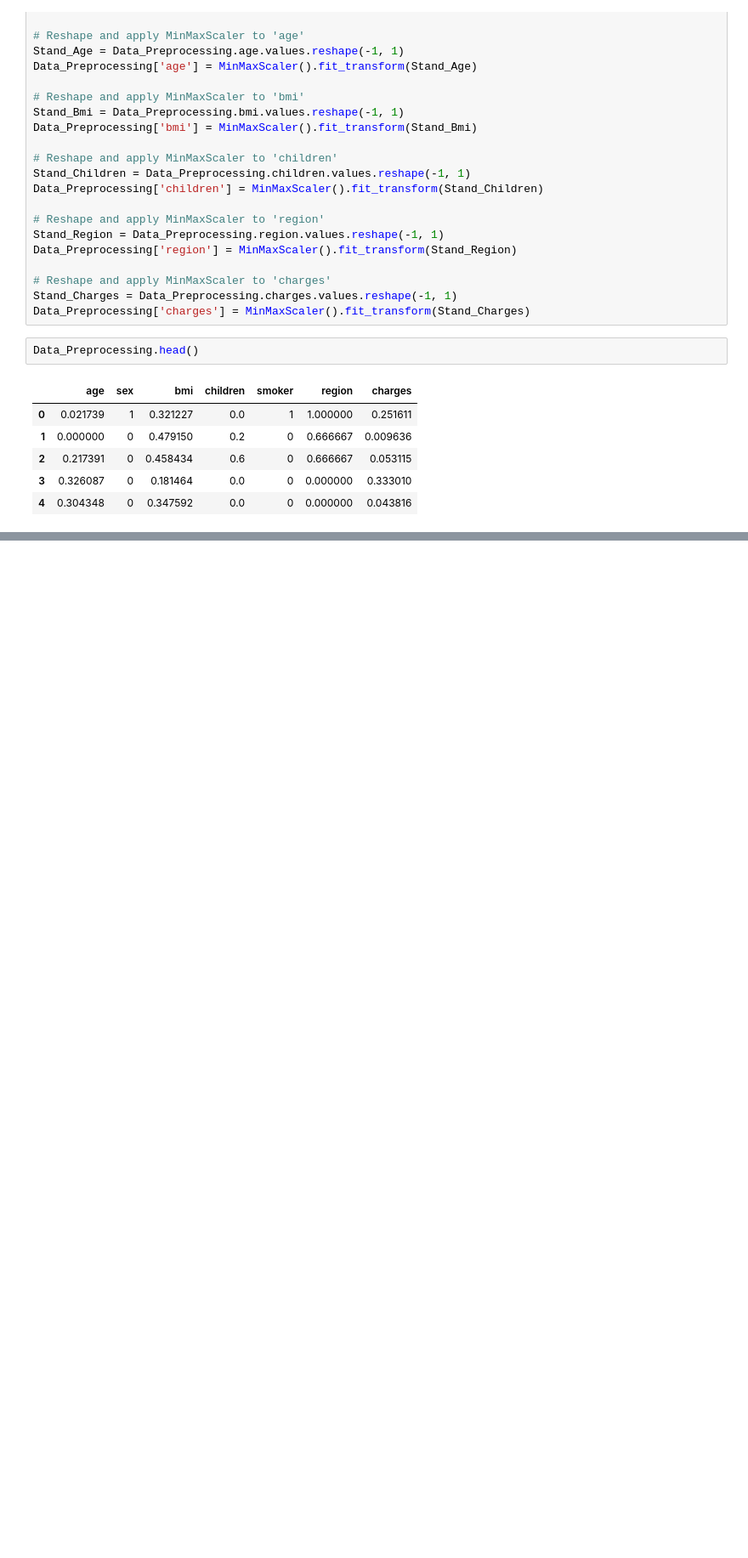
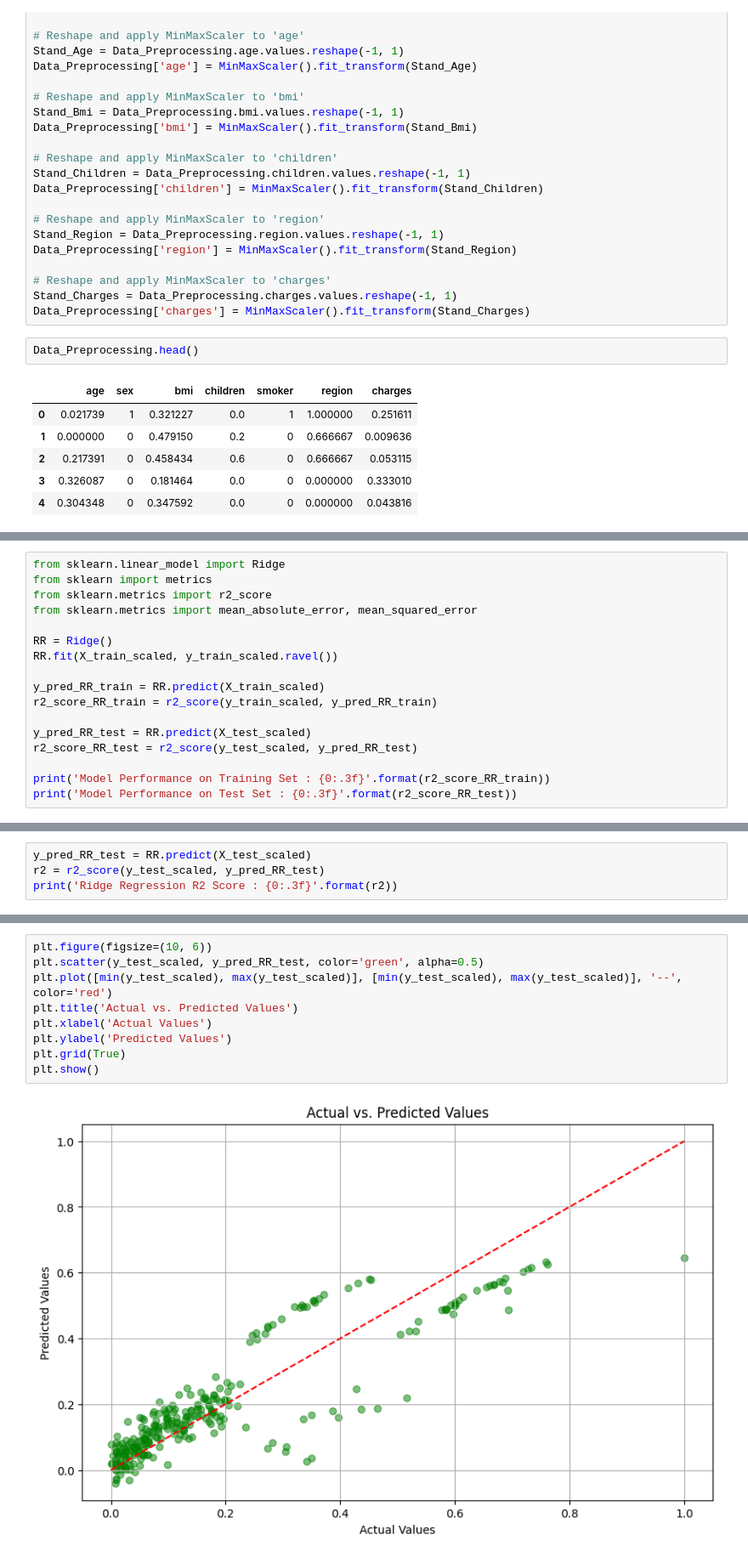
Before and after one commit to sharmaa-aman/Health-Insurance-Price-Prediction, a Jupyter notebook: Health Insurance Price Prediction.ipynb, the cells around one changed output, grey strips where cells are left out. Shown at 85% size. Saved outputs shown, nothing was run; the diff lists cells and outputs as text; blank space fills up the shorter version.

```diff
--- a/Health Insurance Price Prediction.ipynb
+++ b/Health Insurance Price Prediction.ipynb
@@ -459,0 +614,17 @@ Data_Preprocessing.head()
+# %%
+from sklearn.linear_model import Ridge
+from sklearn import metrics
+from sklearn.metrics import r2_score
+from sklearn.metrics import mean_absolute_error, mean_squared_error
+
+RR = Ridge()
+RR.fit(X_train_scaled, y_train_scaled.ravel())
+
+y_pred_RR_train = RR.predict(X_train_scaled)
+r2_score_RR_train = r2_score(y_train_scaled, y_pred_RR_train)
+
+y_pred_RR_test = RR.predict(X_test_scaled)
+r2_score_RR_test = r2_score(y_test_scaled, y_pred_RR_test)
+
+print('Model Performance on Training Set : {0:.3f}'.format(r2_score_RR_train))
+print('Model Performance on Test Set : {0:.3f}'.format(r2_score_RR_test))
@@ -459,0 +634,4 @@ Data_Preprocessing.head()
+# %%
+y_pred_RR_test = RR.predict(X_test_scaled)
+r2 = r2_score(y_test_scaled, y_pred_RR_test)
+print('Ridge Regression R2 Score : {0:.3f}'.format(r2))
@@ -459,0 +660,11 @@ Data_Preprocessing.head()
+# %%
+plt.figure(figsize=(10, 6))
+plt.scatter(y_test_scaled, y_pred_RR_test, color='green', alpha=0.5)
+plt.plot([min(y_test_scaled), max(y_test_scaled)], [min(y_test_scaled), max(y_test_scaled)], '--', color='red')
+plt.title('Actual vs. Predicted Values')
+plt.xlabel('Actual Values')
+plt.ylabel('Predicted Values')
+plt.grid(True)
+plt.show()
+# %% [output]
+[figure, added]
```
Also changed, not shown: parts of 54 cells of this notebook, 2 other files.
